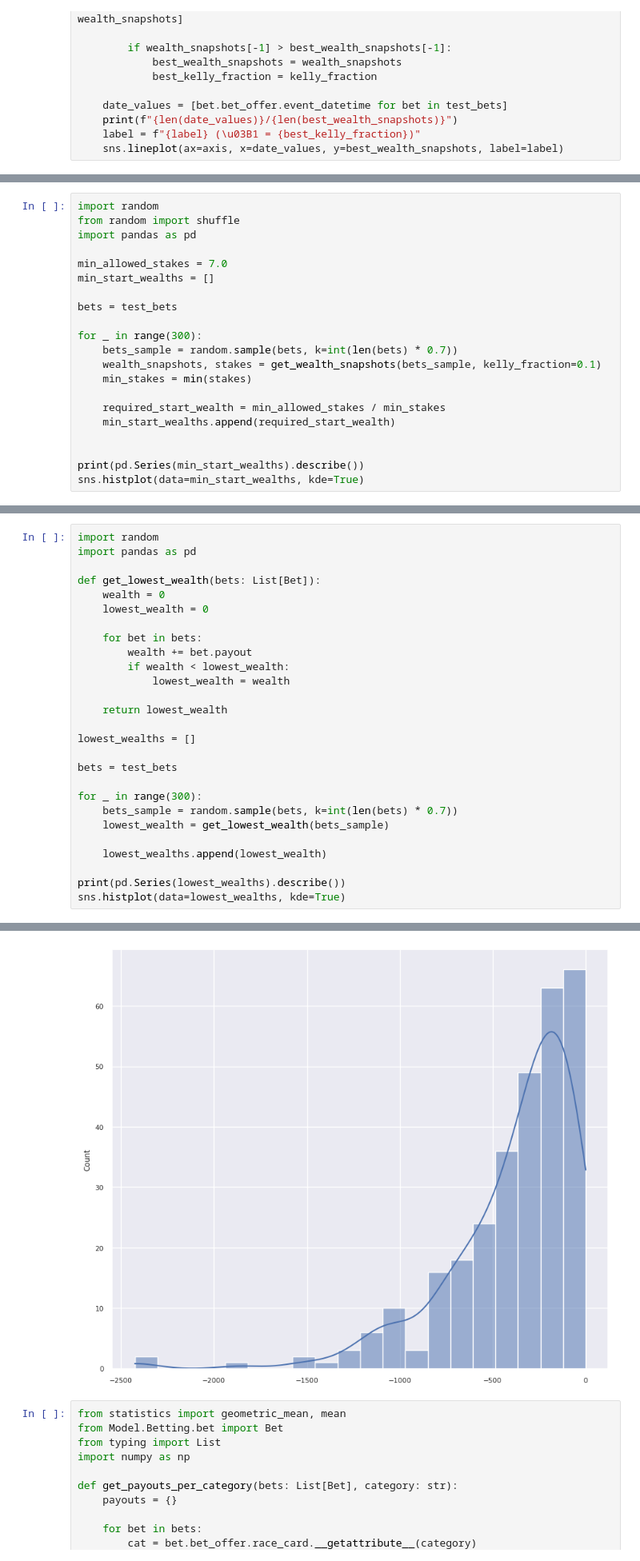
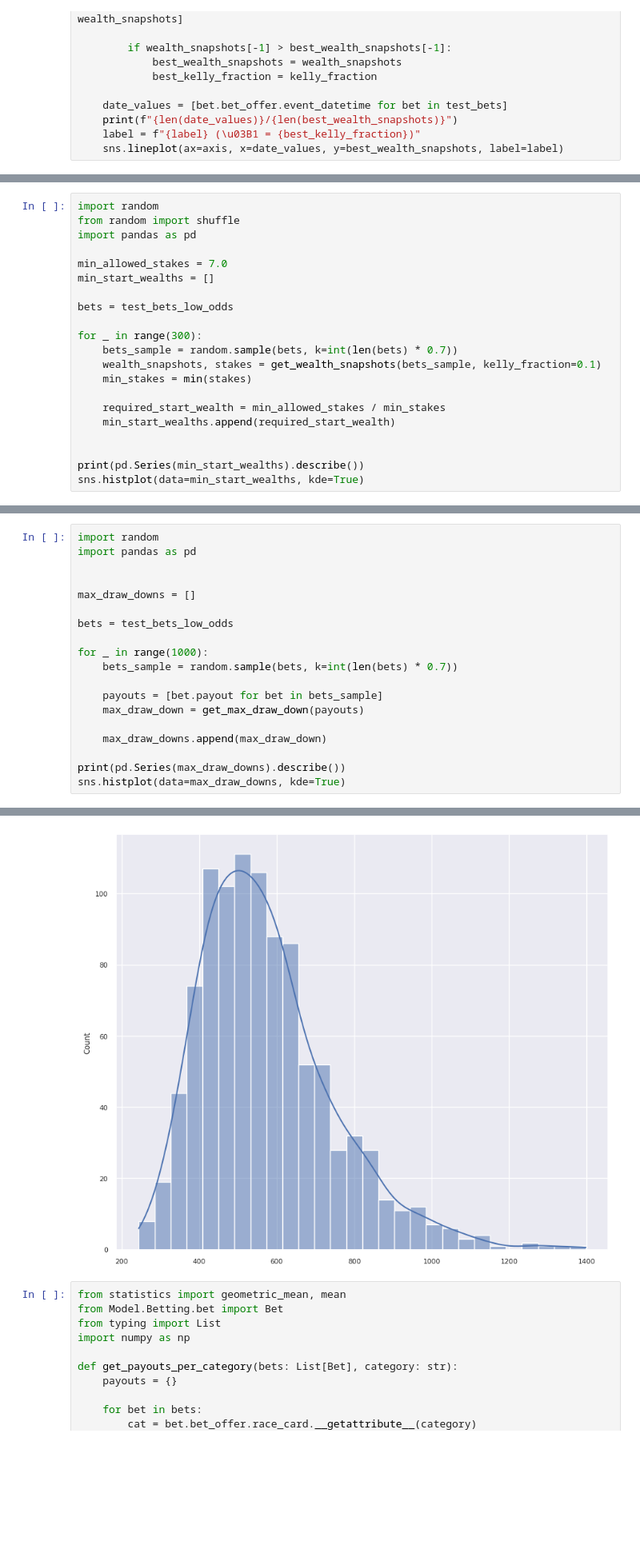
Before and after one commit to Dateb/WageringSystem, a Jupyter notebook: notebooks/Results Plotting.ipynb, the cells around one changed output, grey strips where cells are left out. Shown at 80% size. Drawn from its saved outputs; the diff is of its cells as text; blank space fills up the shorter version.

```diff
--- a/notebooks/Results Plotting.ipynb
+++ b/notebooks/Results Plotting.ipynb
@@ -164,7 +187,7 @@ import pandas as pd
 min_allowed_stakes = 7.0
 min_start_wealths = []
 
-bets = test_bets
+bets = test_bets_low_odds
 
 for _ in range(300):
     bets_sample = random.sample(bets, k=int(len(bets) * 0.7))
@@ -193,27 +216,19 @@ ValueError: Maximum allowed size exceeded
 import random
 import pandas as pd
 
-def get_lowest_wealth(bets: List[Bet]):
-    wealth = 0
-    lowest_wealth = 0
 
-    for bet in bets:
-        wealth += bet.payout
-        if wealth < lowest_wealth:
-            lowest_wealth = wealth
+max_draw_downs = []
 
-    return lowest_wealth
+bets = test_bets_low_odds
 
-lowest_wealths = []
+for _ in range(1000):
+    bets_sample = random.sample(bets, k=int(len(bets) * 0.7))
 
-bets = test_bets
+    payouts = [bet.payout for bet in bets_sample]
+    max_draw_down = get_max_draw_down(payouts)
 
-for _ in range(300):
-    bets_sample = random.sample(bets, k=int(len(bets) * 0.7))
-    lowest_wealth = get_lowest_wealth(bets_sample)
+    max_draw_downs.append(max_draw_down)
 
-    lowest_wealths.append(lowest_wealth)
-
-print(pd.Series(lowest_wealths).describe())
-sns.histplot(data=lowest_wealths, kde=True)
+print(pd.Series(max_draw_downs).describe())
+sns.histplot(data=max_draw_downs, kde=True)
 # %% [output]
@@ -228,6 +243,6 @@ max         0.000000
 dtype: float64
 <AxesSubplot:ylabel='Count'>
-[figure, old version]
+[figure, new version]
 # %%
 from statistics import geometric_mean, mean
 from Model.Betting.bet import Bet
```
Also changed, not shown: parts of 3 cells of this notebook, 26 other files.
